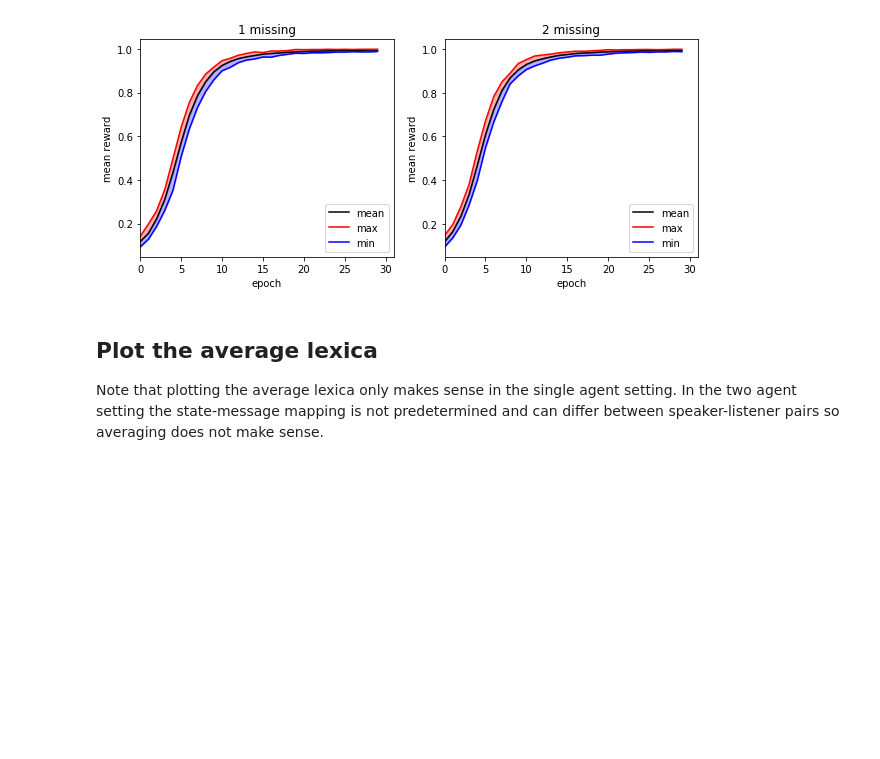
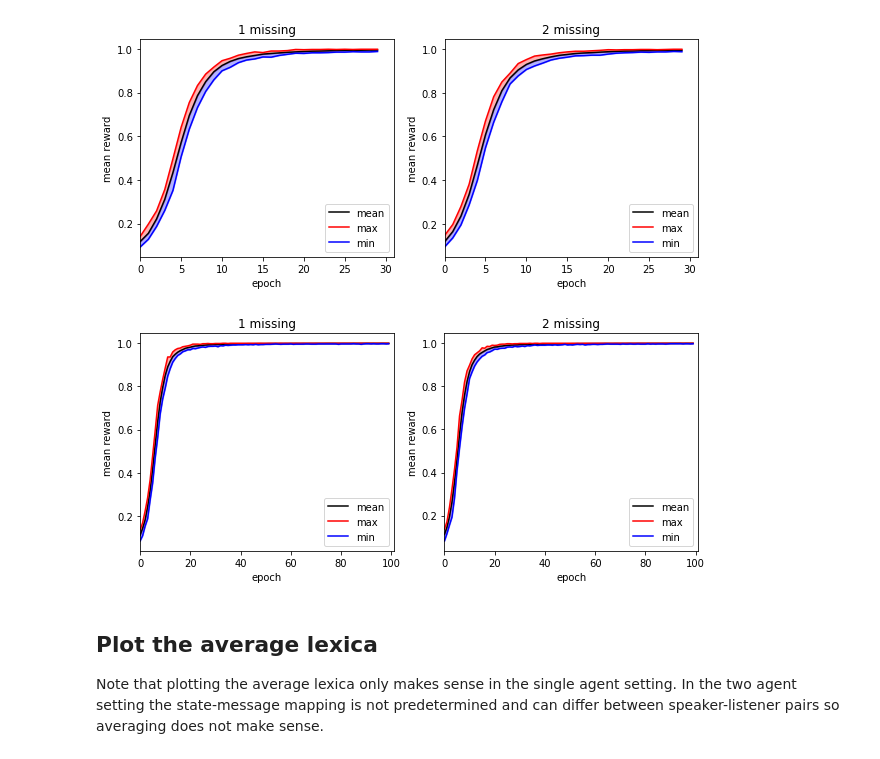
Before and after one commit to alv1nn/bilingual_agents_me_bias, a Jupyter notebook: ME_bias/plot_ME_bias_bilingual.ipynb, the cells around one changed output. Saved outputs shown, nothing was run; the diff lists cells and outputs as text; code cells hidden in the pictures; blank space fills up the shorter version.

```diff
--- a/ME_bias/plot_ME_bias_bilingual.ipynb
+++ b/ME_bias/plot_ME_bias_bilingual.ipynb
@@ -43,6 +40,11 @@ plot_rewards('L1', n=3, n_epochs=30)
 plot_rewards('L1', n=10, n_epochs=30)
 # %% [output]
 [figure]
+# %%
+# N=10, trained for 100 epochs
+plot_rewards('L1', n=10, n_epochs=100)
+# %% [output]
+[figure, added]
 # %% [markdown]
 ## Plot the average lexica
 
```
Also changed, not shown: parts of 8 cells of this notebook, 4 other files.
